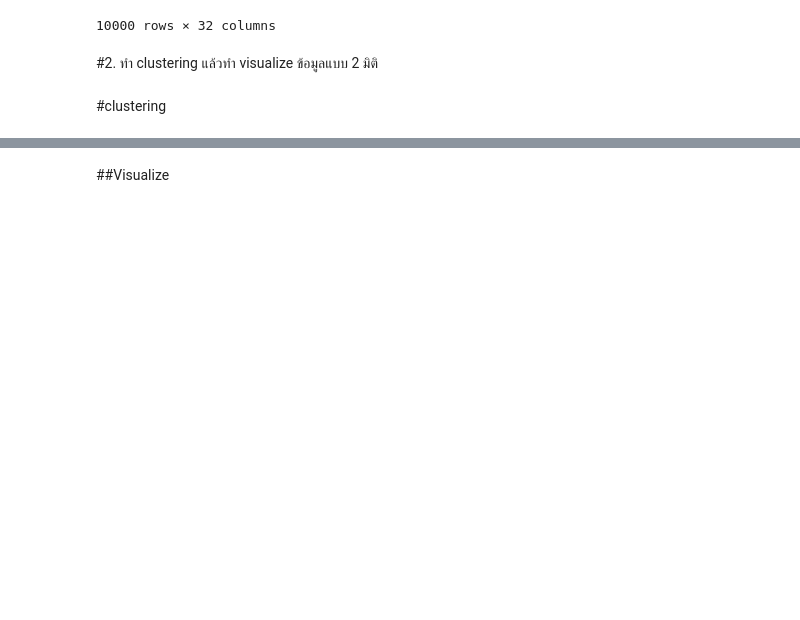
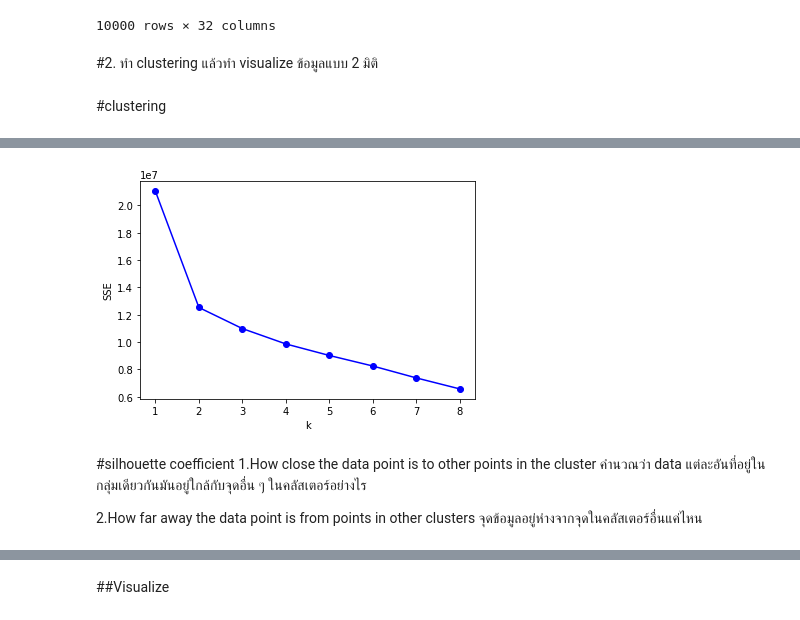
Before and after one commit to suphalaksana/Multivariate, a Jupyter notebook: Multivariate_Exam.ipynb, the cells around one changed output, grey strips where cells are left out. Cells and saved outputs as stored; diff of their text form; code cells hidden in the pictures; blank space fills up the shorter version.

```diff
--- a/Multivariate_Exam.ipynb
+++ b/Multivariate_Exam.ipynb
@@ -63,0 +167,12 @@ Data
+# %%
+plt.plot([1,2,3,4,5,6,7,8],SSE,'o-b')   #นำค่า SSE มา plot กราฟ#elbow คือศอก  2 คือ ศอก
+
+plt.xlabel('k')
+plt.ylabel('SSE');
+# %% [output]
+[figure, added]
+# %% [markdown]
+#silhouette coefficient
+1.How close the data point is to other points in the cluster คำนวณว่า data แต่ละอันที่อยู่ในกลุ่มเดียวกันมันอยู่ใกล้กับจุดอื่น ๆ ในคลัสเตอร์อย่างไร
+
+2.How far away the data point is from points in other clusters จุดข้อมูลอยู่ห่างจากจุดในคลัสเตอร์อื่นแค่ไหน
```
Also changed, not shown: parts of 26 cells of this notebook.
